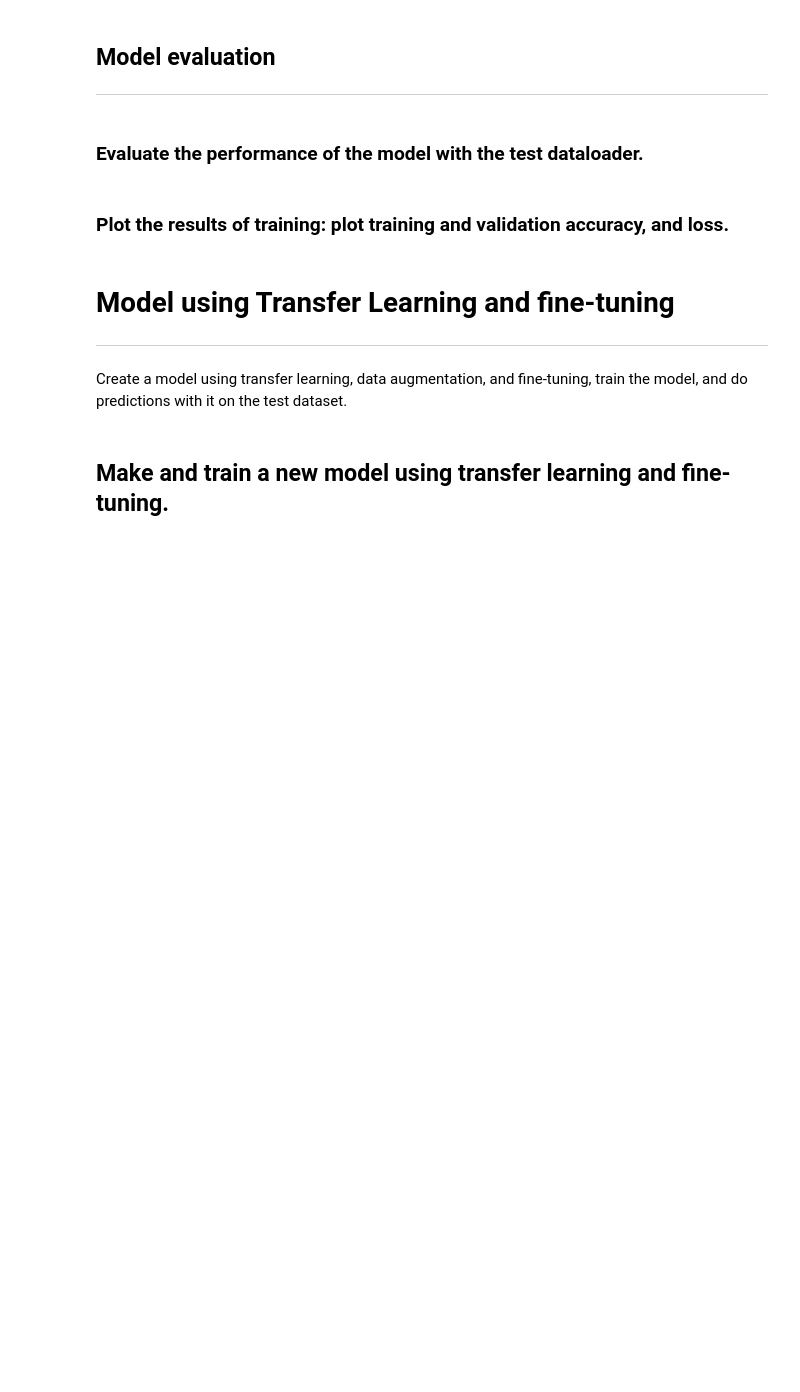
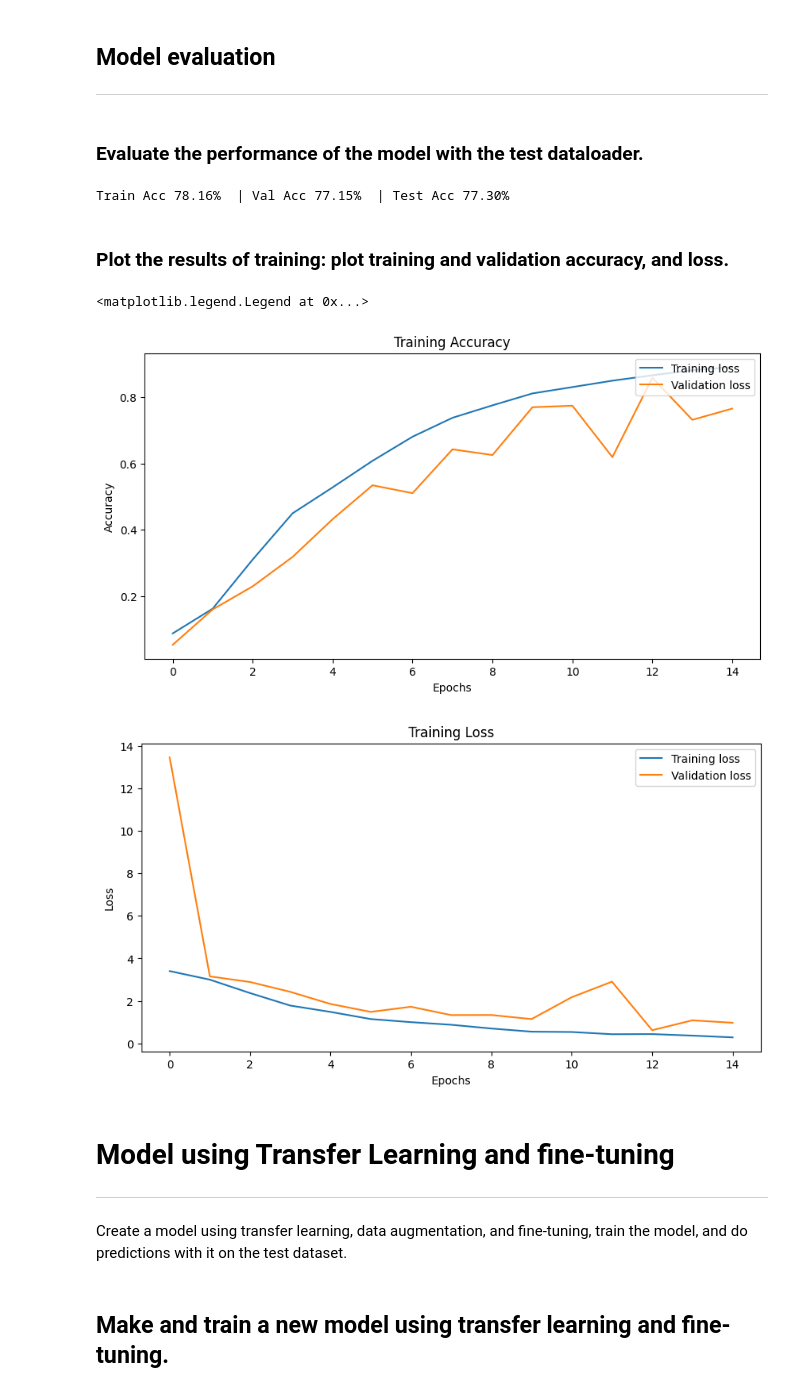
Before and after one commit to RicardoCalvoP/TC3007C, a Jupyter notebook: ComputerVision/Project_Traffic_sign_classifier.ipynb, the cells around one changed output. Cells and saved outputs as stored; diff of their text form; code cells hidden in the pictures; blank space fills up the shorter version.

```diff
--- a/ComputerVision/Project_Traffic_sign_classifier.ipynb
+++ b/ComputerVision/Project_Traffic_sign_classifier.ipynb
@@ -338,2 +453,13 @@ plt.show()
+# %%
+train_acc = compute_accuracy(signalModel, train_dataloader, device = torch.device('cuda'))
+val_acc = compute_accuracy(signalModel, val_dataloader, device = torch.device('cuda'))
+test_acc = compute_accuracy(signalModel, test_dataloader, device = torch.device('cuda'))
+print(
+    f"Train Acc {train_acc*100:.2f}%",
+    f" | Val Acc {val_acc*100:.2f}%",
+    f" | Test Acc {test_acc*100:.2f}%"
+)
+# %% [output]
+Train Acc 78.16%  | Val Acc 77.15%  | Test Acc 77.30%
 # %% [markdown]
 ### Plot the results of training: plot training and validation accuracy, and loss.
@@ -344,3 +466,47 @@ plt.show()
+# %%
+# Read the metrics.csv file generated by the PyTorch Lightning logger
+metrics = pd.read_csv(f"{trainer_cnn.logger.log_dir}/metrics.csv")
+# Group the metrics by epoch and compute the mean loss for each epoch
+df_epochs = metrics.groupby('epoch').mean()
+
+# TODO: Plot the results of the training and validation accuracy.
+
+# Create a figure and axis for plotting
+fig, ax = plt.subplots(1, 1, figsize=(10, 5))
+# Set the x-axis label
+ax.set_xlabel('Epochs')
+# Set the y-axis label
+ax.set_ylabel('Accuracy')
+# Plot the training loss over epochs
+ax.plot(df_epochs['train_acc'], label="Training loss")
+# Plot the validation loss over epochs
+ax.plot(df_epochs['val_acc'], label="Validation loss")
+# Set the title of the plot
+ax.set_title("Training Accuracy")
+# Add a legend to the plot
+ax.legend(loc='upper right')
+
+# TODO: Plot the results of the training and validation loss.
+
+
+# Create a figure and axis for plotting
+fig, ax = plt.subplots(1, 1, figsize=(10, 5))
+# Set the x-axis label
+ax.set_xlabel('Epochs')
+# Set the y-axis label
+ax.set_ylabel('Loss')
+# Plot the training loss over epochs
+ax.plot(df_epochs['train_loss'], label="Training loss")
+# Plot the validation loss over epochs
+ax.plot(df_epochs['val_loss'], label="Validation loss")
+# Set the title of the plot
+ax.set_title("Training Loss")
+# Add a legend to the plot
+ax.legend(loc='upper right')
+# %% [output]
+<matplotlib.legend.Legend at 0x...>
+[figure, added]
+[figure, added]
 # %% [markdown]
 # Model using Transfer Learning and fine-tuning
 ---
```
Also changed, not shown: parts of 26 cells of this notebook, 5 other files.
